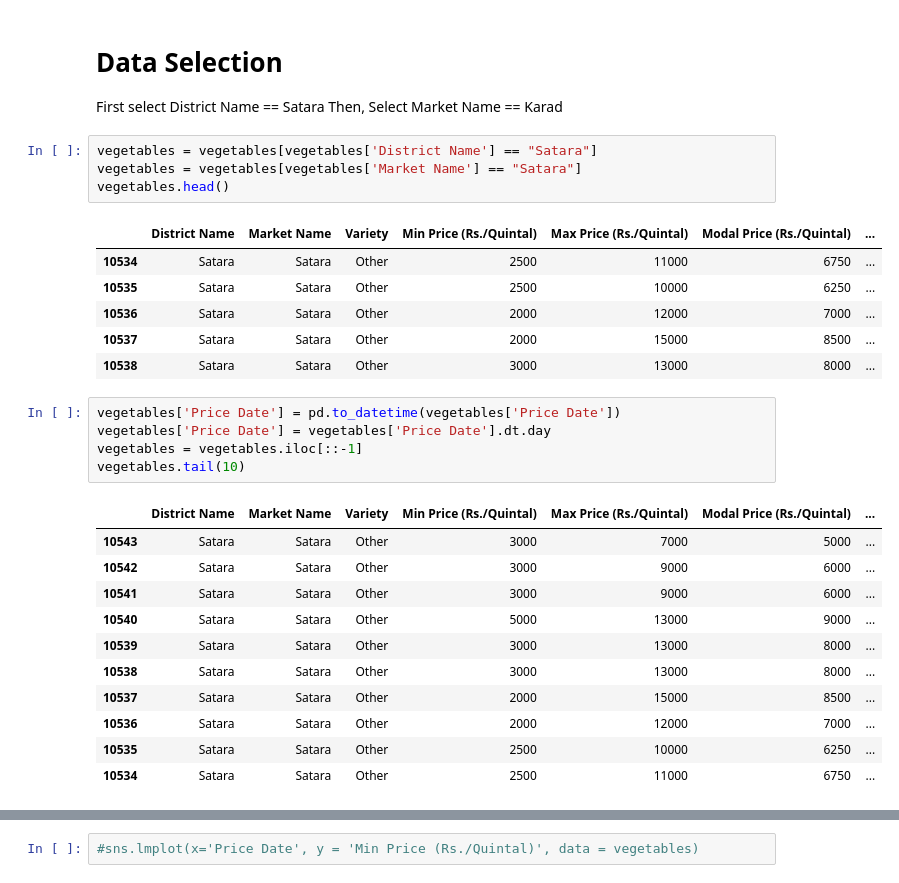
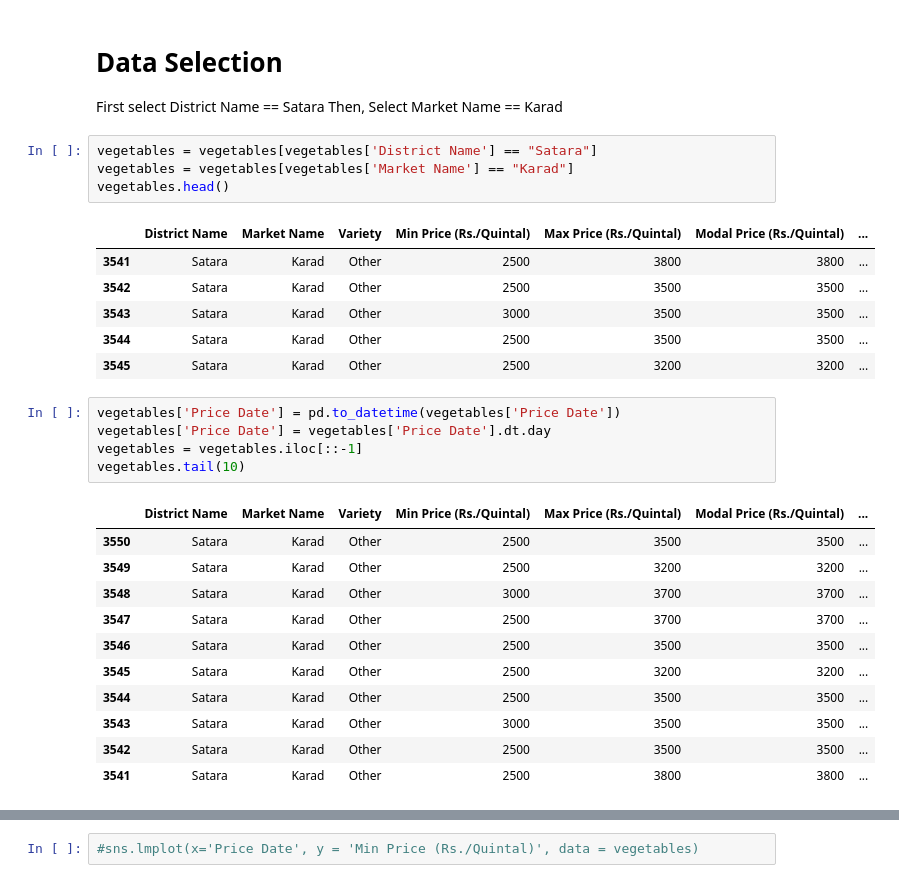
Before and after one commit to OmkarMahajan/VPP_10, a Jupyter notebook: Vegetables_10/Satara/Project.ipynb, the cells around one changed output, grey strips where cells are left out. Drawn from its saved outputs; the diff is of its cells as text.

```diff
--- a/Vegetables_10/Satara/Project.ipynb
+++ b/Vegetables_10/Satara/Project.ipynb
@@ -64,15 +64,15 @@ First select District Name == Satara
 Then, Select Market Name == Karad
 # %%
 vegetables = vegetables[vegetables['District Name'] == "Satara"]
-vegetables = vegetables[vegetables['Market Name'] == "Satara"]
+vegetables = vegetables[vegetables['Market Name'] == "Karad"]
 vegetables.head()
 # %% [output]
 |  | District Name | Market Name | Variety | Min Price (Rs./Quintal) | Max Price (Rs./Quintal) | Modal Price (Rs./Quintal) | ... |
-| 10534 | Satara | Satara | Other | 2500 | 11000 | 6750 | ... |
-| 10535 | Satara | Satara | Other | 2500 | 10000 | 6250 | ... |
-| 10536 | Satara | Satara | Other | 2000 | 12000 | 7000 | ... |
-| 10537 | Satara | Satara | Other | 2000 | 15000 | 8500 | ... |
-| 10538 | Satara | Satara | Other | 3000 | 13000 | 8000 | ... |
+| 3541 | Satara | Karad | Other | 2500 | 3800 | 3800 | ... |
+| 3542 | Satara | Karad | Other | 2500 | 3500 | 3500 | ... |
+| 3543 | Satara | Karad | Other | 3000 | 3500 | 3500 | ... |
+| 3544 | Satara | Karad | Other | 2500 | 3500 | 3500 | ... |
+| 3545 | Satara | Karad | Other | 2500 | 3200 | 3200 | ... |
 # %%
 vegetables['Price Date'] = pd.to_datetime(vegetables['Price Date'])
 vegetables['Price Date'] = vegetables['Price Date'].dt.day
@@ -80,14 +80,14 @@ vegetables = vegetables.iloc[::-1]
 vegetables.tail(10)
 # %% [output]
 |  | District Name | Market Name | Variety | Min Price (Rs./Quintal) | Max Price (Rs./Quintal) | Modal Price (Rs./Quintal) | ... |
-| 10543 | Satara | Satara | Other | 3000 | 7000 | 5000 | ... |
-| 10542 | Satara | Satara | Other | 3000 | 9000 | 6000 | ... |
-| 10541 | Satara | Satara | Other | 3000 | 9000 | 6000 | ... |
-| 10540 | Satara | Satara | Other | 5000 | 13000 | 9000 | ... |
-| 10539 | Satara | Satara | Other | 3000 | 13000 | 8000 | ... |
-| 10538 | Satara | Satara | Other | 3000 | 13000 | 8000 | ... |
-| 10537 | Satara | Satara | Other | 2000 | 15000 | 8500 | ... |
-| 10536 | Satara | Satara | Other | 2000 | 12000 | 7000 | ... |
-| 10535 | Satara | Satara | Other | 2500 | 10000 | 6250 | ... |
-| 10534 | Satara | Satara | Other | 2500 | 11000 | 6750 | ... |
+| 3550 | Satara | Karad | Other | 2500 | 3500 | 3500 | ... |
+| 3549 | Satara | Karad | Other | 2500 | 3200 | 3200 | ... |
+| 3548 | Satara | Karad | Other | 3000 | 3700 | 3700 | ... |
+| 3547 | Satara | Karad | Other | 2500 | 3700 | 3700 | ... |
+| 3546 | Satara | Karad | Other | 2500 | 3500 | 3500 | ... |
+| 3545 | Satara | Karad | Other | 2500 | 3200 | 3200 | ... |
+| 3544 | Satara | Karad | Other | 2500 | 3500 | 3500 | ... |
+| 3543 | Satara | Karad | Other | 3000 | 3500 | 3500 | ... |
+| 3542 | Satara | Karad | Other | 2500 | 3500 | 3500 | ... |
+| 3541 | Satara | Karad | Other | 2500 | 3800 | 3800 | ... |
 # %%
```
Also changed, not shown: parts of 15 cells of this notebook, 3 other files.
